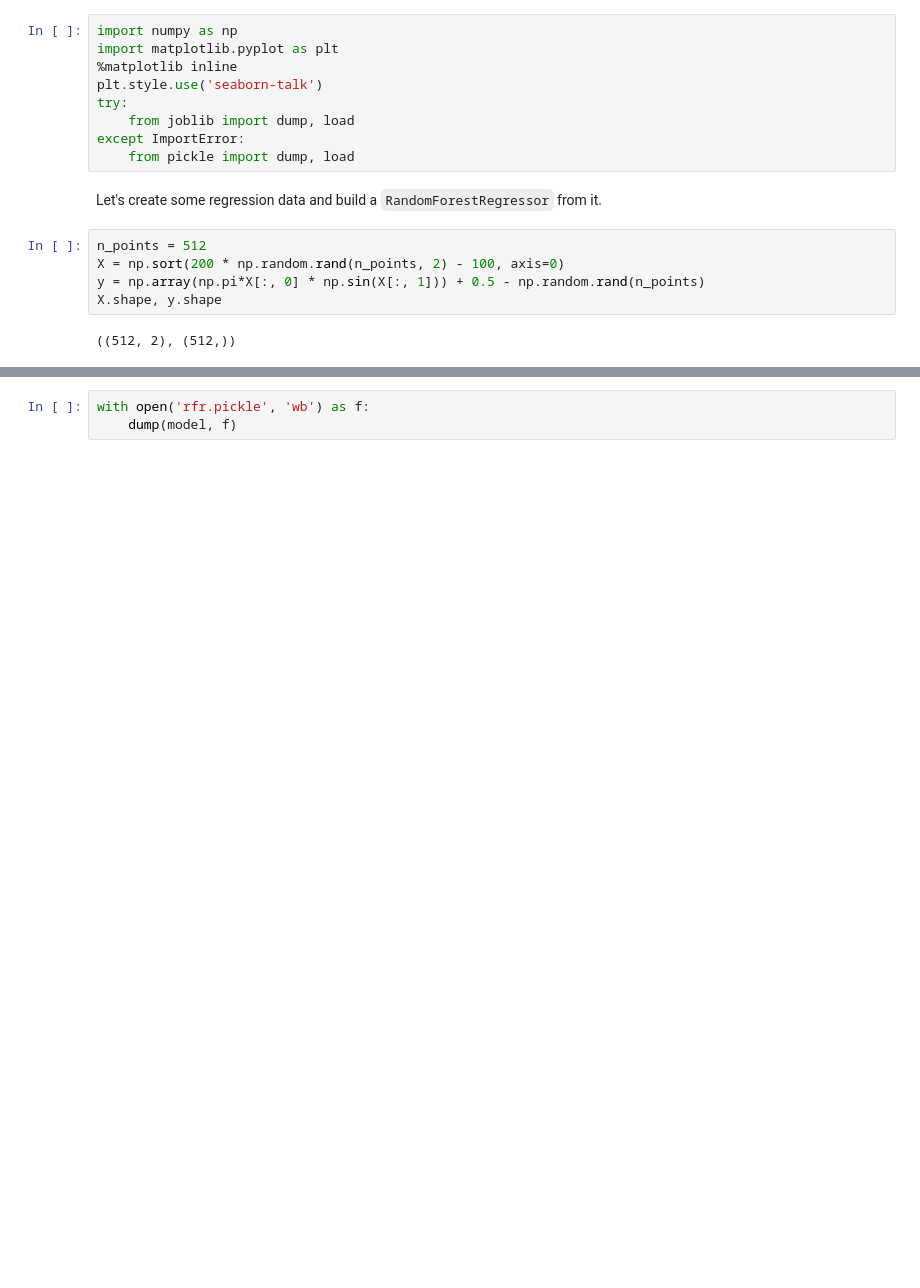
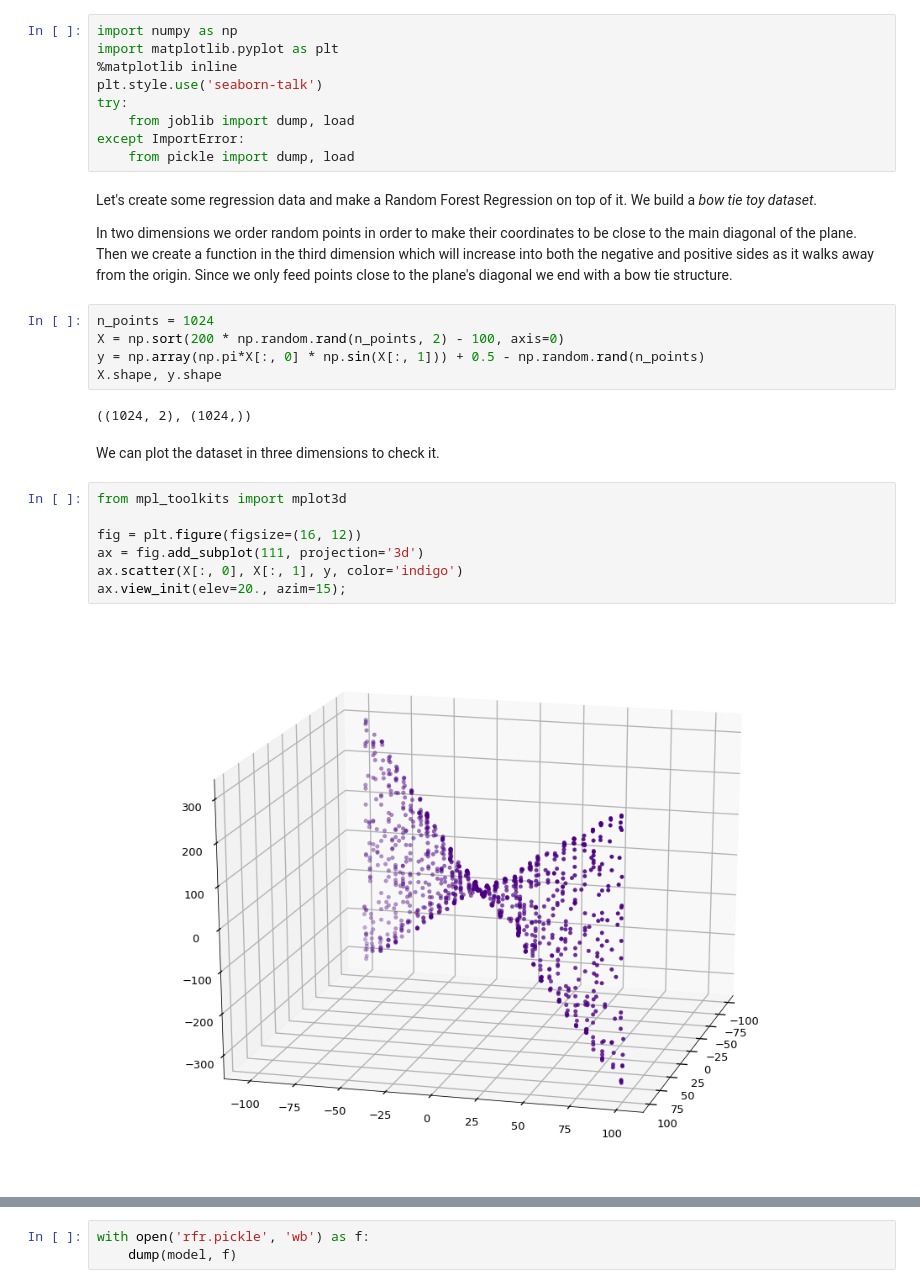
Before and after one commit to grochmal/daml, a Jupyter notebook: nb/sl-model-persistence.ipynb, the cells around one changed output, grey strips where cells are left out. Cells and saved outputs as stored; diff of their text form; blank space fills up the shorter version.

```diff
--- a/nb/sl-model-persistence.ipynb
+++ b/nb/sl-model-persistence.ipynb
@@ -28,15 +28,34 @@ try:
     from joblib import dump, load
 except ImportError:
     from pickle import dump, load
-# %% [markdown]
-Let's create some regression data and build a `RandomForestRegressor` from it.
+# %% [markdown]
+Let's create some regression data and make a Random Forest Regression on top of it.
+We build a *bow tie toy dataset*.
+
+In two dimensions we order random points in order to make their
+coordinates to be close to the main diagonal of the plane.
+Then we create a function in the third dimension which will increase
+into both the negative and positive sides as it walks away from the origin.
+Since we only feed points close to the plane's diagonal we end
+with a bow tie structure.
 # %%
-n_points = 512
+n_points = 1024
 X = np.sort(200 * np.random.rand(n_points, 2) - 100, axis=0)
 y = np.array(np.pi*X[:, 0] * np.sin(X[:, 1])) + 0.5 - np.random.rand(n_points)
 X.shape, y.shape
 # %% [output]
-((512, 2), (512,))
+((1024, 2), (1024,))
+# %% [markdown]
+We can plot the dataset in three dimensions to check it.
+# %%
+from mpl_toolkits import mplot3d
+
+fig = plt.figure(figsize=(16, 12))
+ax = fig.add_subplot(111, projection='3d')
+ax.scatter(X[:, 0], X[:, 1], y, color='indigo')
+ax.view_init(elev=20., azim=15);
+# %% [output]
+[figure, added]
 # %% [markdown]
 The random forest has a hyperparameter that we will tune using a grid search,
 the number of trees used for the regression.
```
Also changed, not shown: parts of 17 cells of this notebook, 38 other files.
